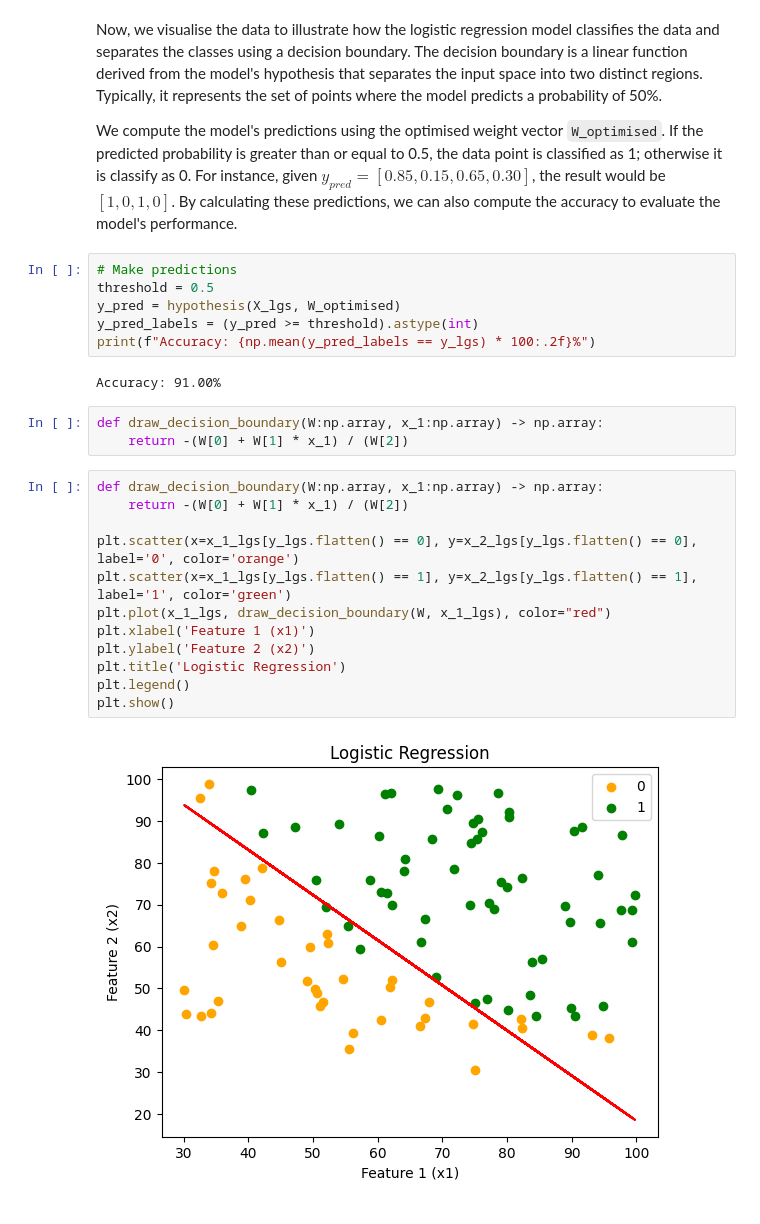
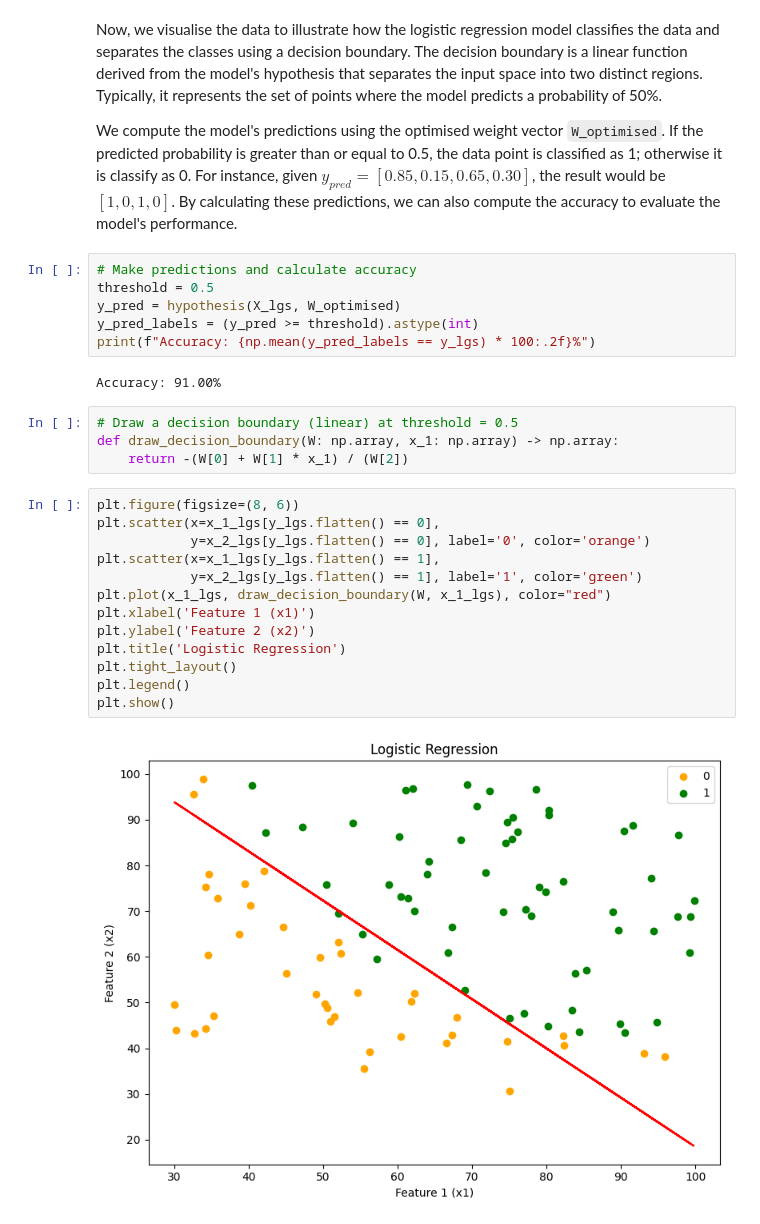
Before and after one commit to tsu76i/DS-playground, a Jupyter notebook: 2. Regression/2.1 Regression From Scratch/2.1_regression_from_scratch.ipynb, the cells around one changed output. Saved outputs shown, nothing was run; the diff lists cells and outputs as text.

```diff
--- a/2. Regression/2.1 Regression From Scratch/2.1_regression_from_scratch.ipynb
+++ b/2. Regression/2.1 Regression From Scratch/2.1_regression_from_scratch.ipynb
@@ -400,7 +403,7 @@ Now, we visualise the data to illustrate how the logistic regression model class
 
 We compute the model's predictions using the optimised weight vector `W_optimised`. If the predicted probability is greater than or equal to 0.5, the data point is classified as 1; otherwise it is classify as 0. For instance, given $y_{pred} = [0.85,0.15,0.65,0.30]$, the result would be $[1, 0, 1, 0]$. By calculating these predictions, we can also compute the accuracy to evaluate the model's performance.
 # %%
-# Make predictions
+# Make predictions and calculate accuracy
 threshold = 0.5
 y_pred = hypothesis(X_lgs, W_optimised)
 y_pred_labels = (y_pred >= threshold).astype(int)
@@ -408,19 +411,21 @@ print(f"Accuracy: {np.mean(y_pred_labels == y_lgs) * 100:.2f}%")
 # %% [output]
 Accuracy: 91.00%
 # %%
-def draw_decision_boundary(W:np.array, x_1:np.array) -> np.array:
+# Draw a decision boundary (linear) at threshold = 0.5
+def draw_decision_boundary(W: np.array, x_1: np.array) -> np.array:
     return -(W[0] + W[1] * x_1) / (W[2])
 # %%
-def draw_decision_boundary(W:np.array, x_1:np.array) -> np.array:
-    return -(W[0] + W[1] * x_1) / (W[2])
-
-plt.scatter(x=x_1_lgs[y_lgs.flatten() == 0], y=x_2_lgs[y_lgs.flatten() == 0], label='0', color='orange')
-plt.scatter(x=x_1_lgs[y_lgs.flatten() == 1], y=x_2_lgs[y_lgs.flatten() == 1], label='1', color='green')
+plt.figure(figsize=(8, 6))
+plt.scatter(x=x_1_lgs[y_lgs.flatten() == 0],
+            y=x_2_lgs[y_lgs.flatten() == 0], label='0', color='orange')
+plt.scatter(x=x_1_lgs[y_lgs.flatten() == 1],
+            y=x_2_lgs[y_lgs.flatten() == 1], label='1', color='green')
 plt.plot(x_1_lgs, draw_decision_boundary(W, x_1_lgs), color="red")
 plt.xlabel('Feature 1 (x1)')
 plt.ylabel('Feature 2 (x2)')
 plt.title('Logistic Regression')
+plt.tight_layout()
 plt.legend()
 plt.show()
 # %% [output]
-[figure, old version]
+[figure, new version]
```
Also changed, not shown: parts of 17 cells of this notebook.
